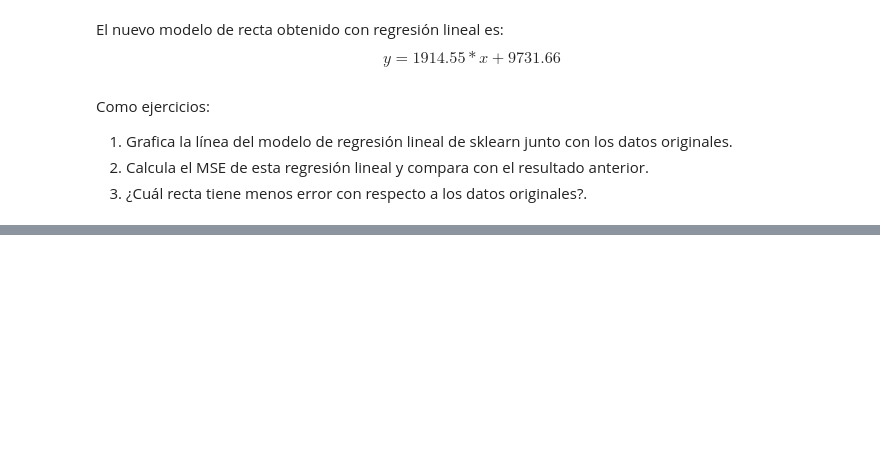
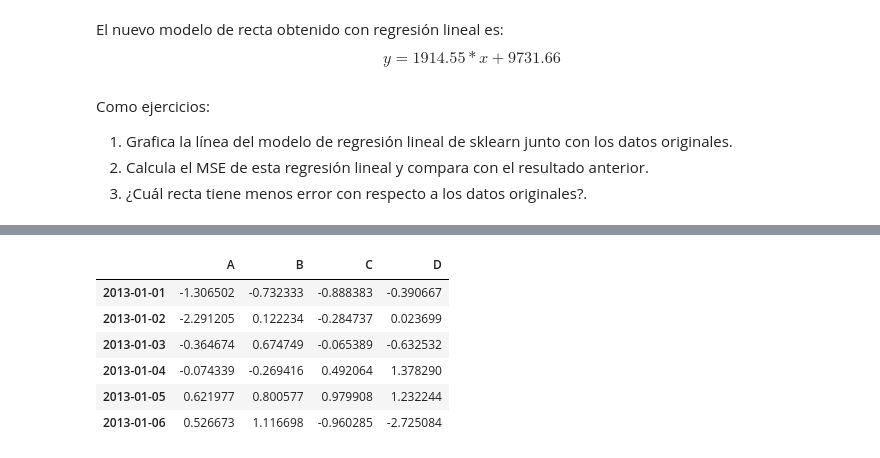
Before and after one commit to VictorCastro135/mineria-de-datos-178920, a Jupyter notebook: Minería_de_Datos.ipynb, the cells around one changed output, grey strips where cells are left out. Drawn from its saved outputs; the diff is of its cells as text; code cells hidden in the pictures; blank space fills up the shorter version.

```diff
--- a/Minería_de_Datos.ipynb
+++ b/Minería_de_Datos.ipynb
@@ -792,0 +811,14 @@ Como ejercicios:
+# %%
+dates = pd.date_range("20130101", periods=6)
+
+dates
+df = pd.DataFrame(np.random.randn(6, 4), index=dates, columns=list("ABCD"))
+df
+# %% [output]
+|  | A | B | C | D |
+| 2013-01-01 | -1.306502 | -0.732333 | -0.888383 | -0.390667 |
+| 2013-01-02 | -2.291205 | 0.122234 | -0.284737 | 0.023699 |
+| 2013-01-03 | -0.364674 | 0.674749 | -0.065389 | -0.632532 |
+| 2013-01-04 | -0.074339 | -0.269416 | 0.492064 | 1.378290 |
+| 2013-01-05 | 0.621977 | 0.800577 | 0.979908 | 1.232244 |
+| 2013-01-06 | 0.526673 | 1.116698 | -0.960285 | -2.725084 |
```
Also changed, not shown: parts of 20 cells of this notebook.
